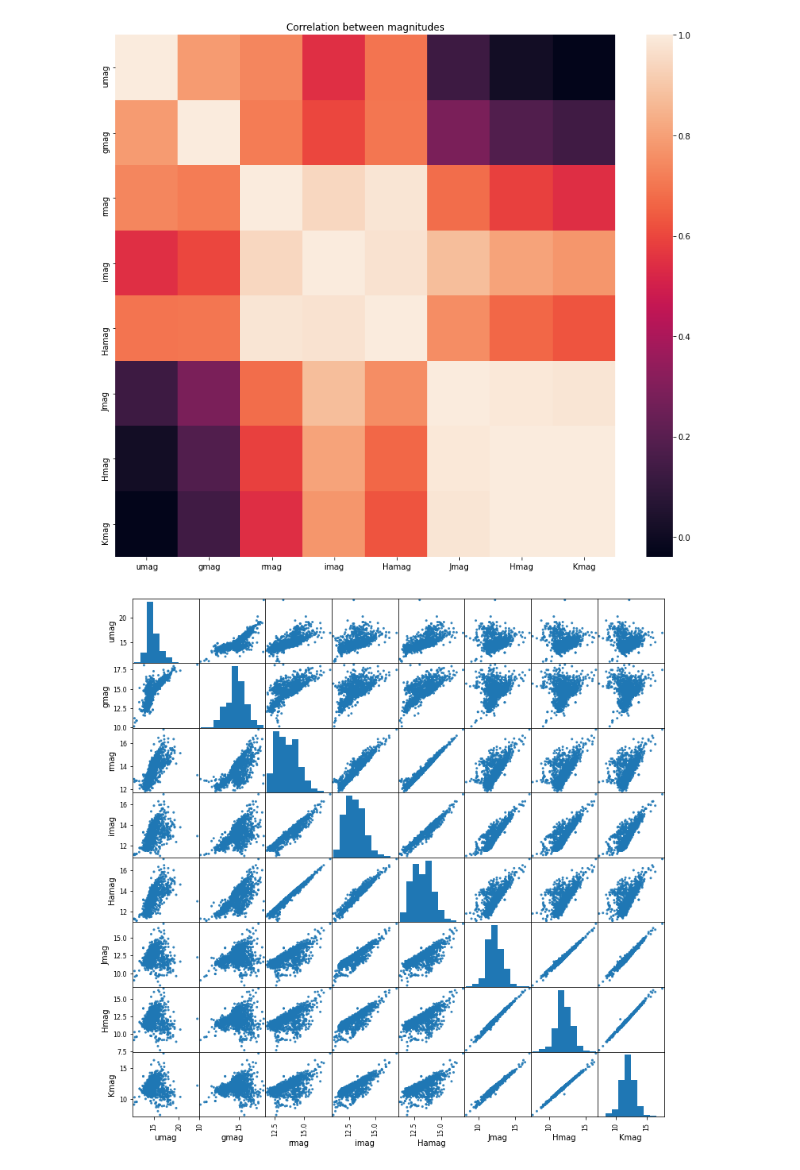
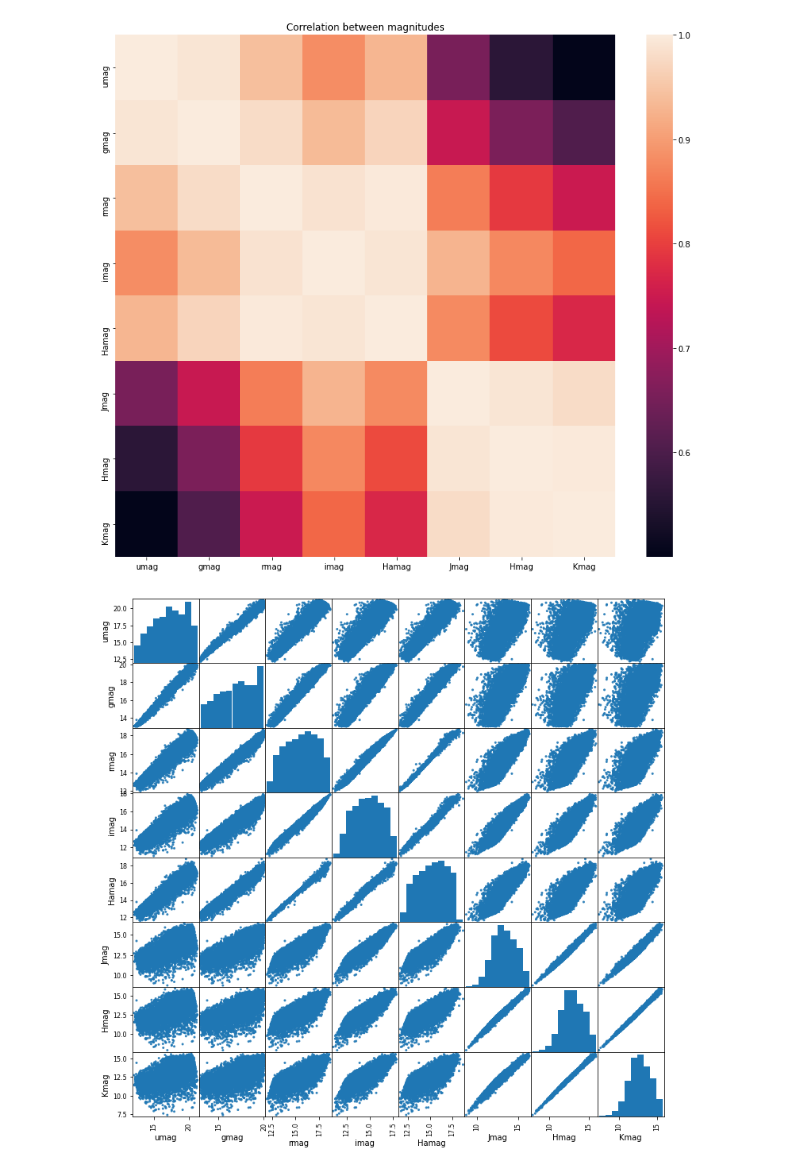
Before and after one commit to facundoq/bestars, a Jupyter notebook: Exploratory analysis.ipynb, the cells around one changed output. Drawn from its saved outputs; the diff is of its cells as text; code cells hidden in the pictures.

```diff
--- a/Exploratory analysis.ipynb
+++ b/Exploratory analysis.ipynb
@@ -7,10 +7,9 @@ import numpy as np
 import pandas as pd
 import seaborn as sn
 import matplotlib.pyplot as plt
-from datasets import liu,mohr_smith
+from datasets import liu,mohr_smith,mcswain,hou
 dataset = liu
-x,y,metadata = dataset.load()
-# x,y,metadata = datasets.load_liu()
+x,y,metadata = dataset.load(dropna=True)
 print(x)
 # %% [output]
 Index(['col1', 'Unnamed: 0', '_RAJ2000_1', '_DEJ2000_1', 'LAMOST_sep', 'umag',
@@ -34,14 +57,12 @@ Index(['col1', 'Unnamed: 0', '_RAJ2000_1', '_DEJ2000_1', 'LAMOST_sep', 'umag',
 # %%
 f=plt.figure(figsize = (14,12))
-sn.heatmap(x.corr())
+sn.heatmap(x.corr().abs())
 plt.title("Correlation between magnitudes")
 plt.show()
+
+axes=pd.plotting.scatter_matrix(x,alpha=0.9,grid=False,figsize=(12,12))
+
+plt.show()
 # %% [output]
-[figure, old version]
+[figure, new version]
+[figure, added]
-# %%
-
-axes=pd.plotting.scatter_matrix(x,alpha=0.9,grid=False,figsize=(12,12))
-
-plt.show()
-# %% [output]
-[figure, removed]
```
Also changed, not shown: parts of 6 cells of this notebook, 8 other files.
